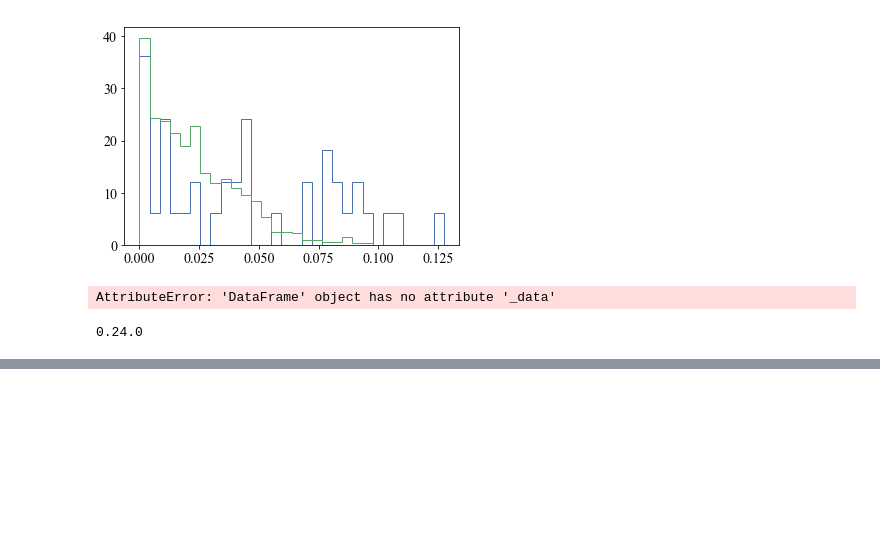
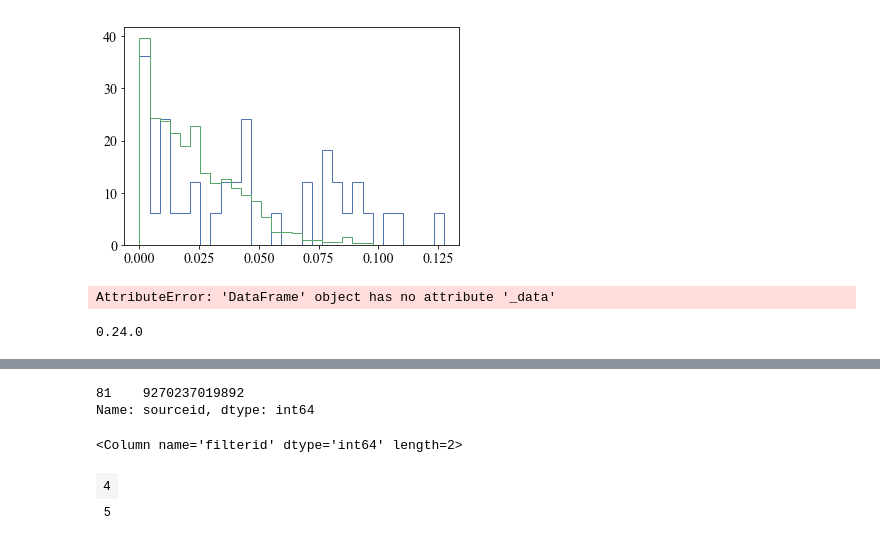
Before and after one commit to thomasmolnar/virac_classifier, a Jupyter notebook: test_notebooks/var_out.ipynb, the cells around one changed output, grey strips where cells are left out. Cells and saved outputs as stored; diff of their text form; code cells hidden in the pictures; blank space fills up the shorter version.

```diff
--- a/test_notebooks/var_out.ipynb
+++ b/test_notebooks/var_out.ipynb
@@ -802,0 +809,5 @@ print(pandas.__version__)
+# %%
+tt['sourceid'][(tt['class']=='RRab')&(tt['prob']>0.8)]
+# %% [output]
+81    9270237019892
+Name: sourceid, dtype: int64
@@ -802,0 +821,6 @@ print(pandas.__version__)
+# %%
+np.unique(lc['filterid'])
+# %% [output]
+<Column name='filterid' dtype='int64' length=2>
+| 4 |
+| 5 |
```
Also changed, not shown: parts of 7 cells of this notebook, 3 other files.
